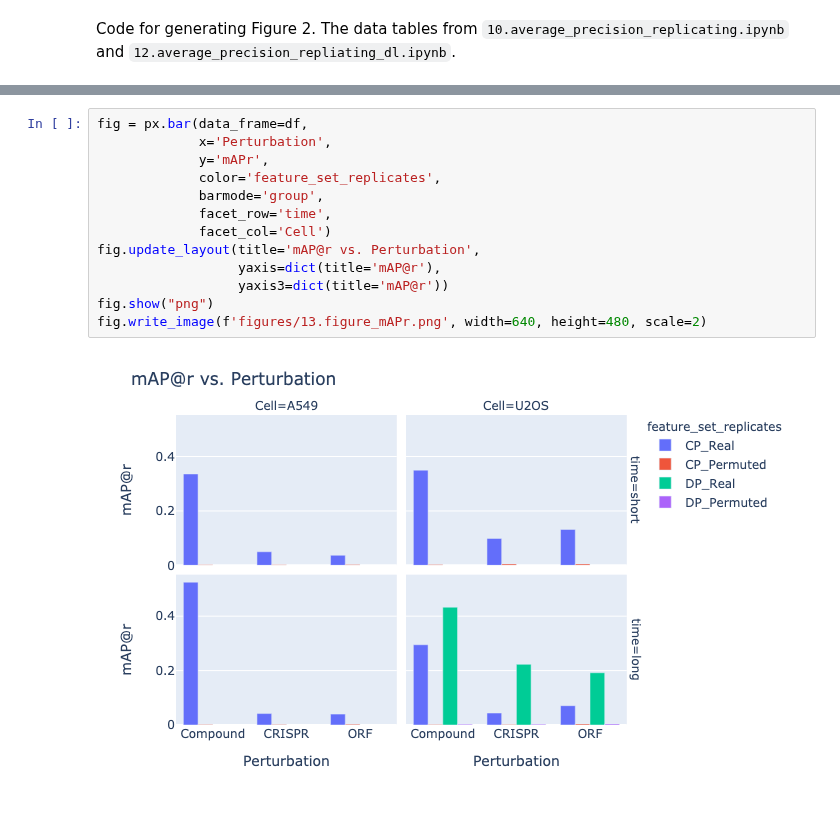
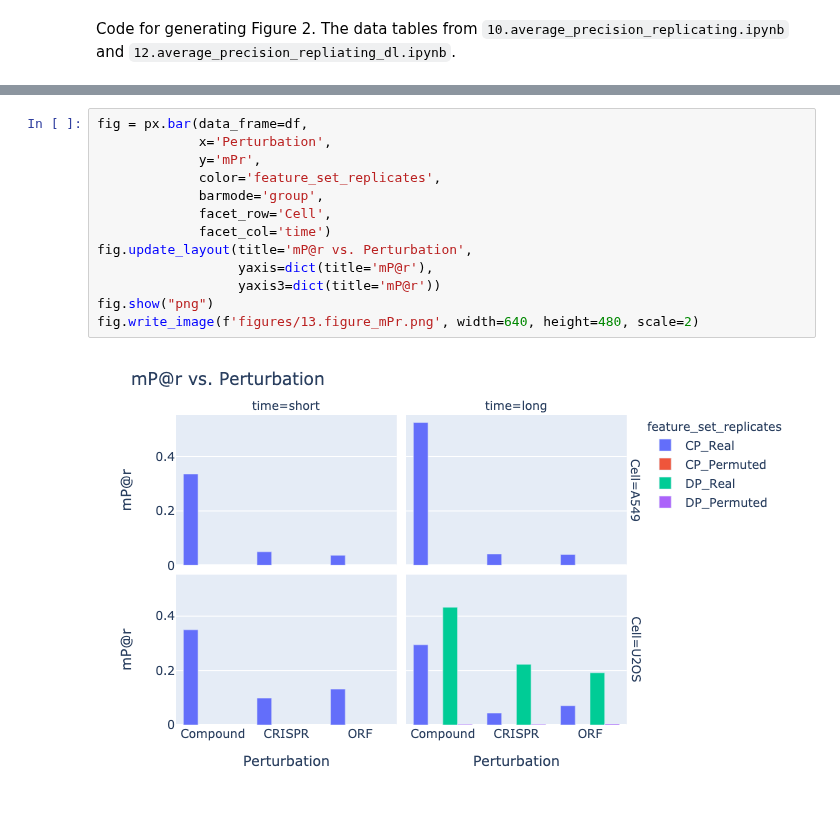
Before and after one commit to jump-cellpainting/2024_Chandrasekaran_NatureMethods, a Jupyter notebook: benchmark/13.generate_figure_mAP.ipynb, the cells around one changed output, grey strips where cells are left out. Cells and saved outputs as stored; diff of their text form.

```diff
--- a/benchmark/13.generate_figure_mAP.ipynb
+++ b/benchmark/13.generate_figure_mAP.ipynb
@@ -45,15 +45,15 @@ fig.write_image(f'figures/13.figure_mAPk.png', width=640, height=480, scale=2)
 # %%
 fig = px.bar(data_frame=df,
              x='Perturbation',
-             y='mAPr',
+             y='mPr',
              color='feature_set_replicates',
              barmode='group',
-             facet_row='time',
-             facet_col='Cell')
-fig.update_layout(title='mAP@r vs. Perturbation',
-                  yaxis=dict(title='mAP@r'),
-                  yaxis3=dict(title='mAP@r'))
+             facet_row='Cell',
+             facet_col='time')
+fig.update_layout(title='mP@r vs. Perturbation',
+                  yaxis=dict(title='mP@r'),
+                  yaxis3=dict(title='mP@r'))
 fig.show("png")
-fig.write_image(f'figures/13.figure_mAPr.png', width=640, height=480, scale=2)
+fig.write_image(f'figures/13.figure_mPr.png', width=640, height=480, scale=2)
 # %% [output]
-[figure, old version]
+[figure, new version]
```
Also changed, not shown: parts of 2 cells of this notebook, 31 other files.
